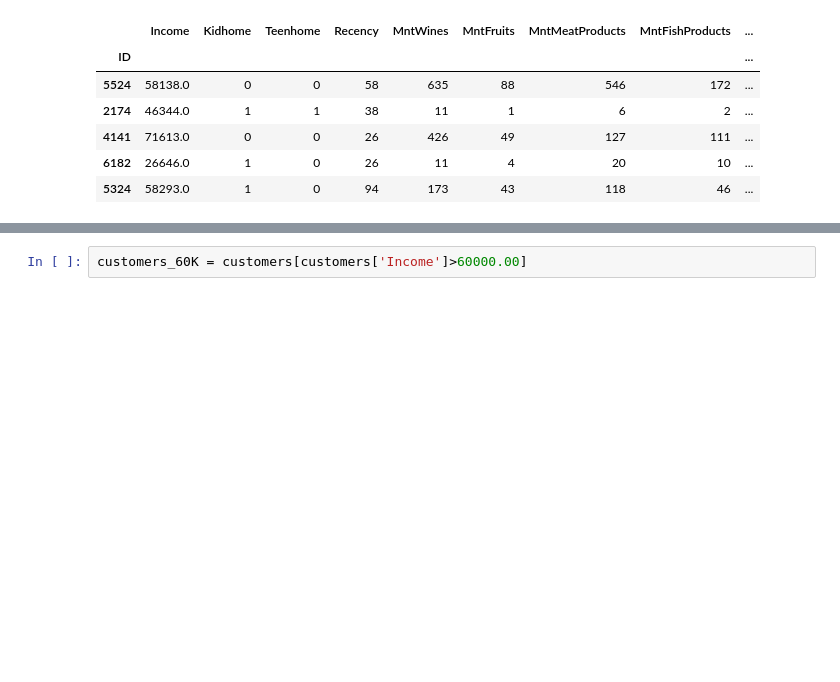
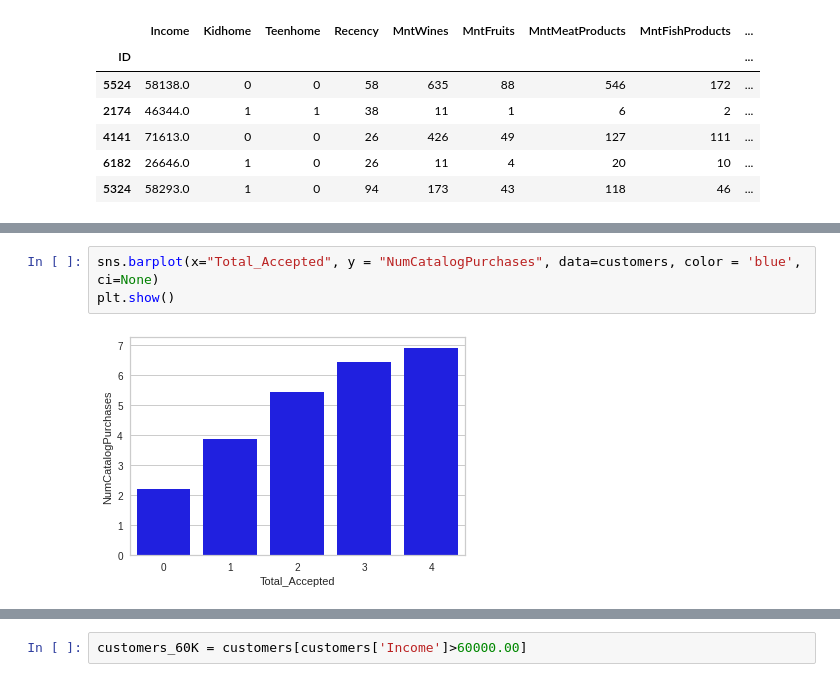
Before and after one commit to Pedro4010/caseifood, a Jupyter notebook: clusterizacao_ifood.ipynb, the cells around one changed output, grey strips where cells are left out. Saved outputs shown, nothing was run; the diff lists cells and outputs as text; blank space fills up the shorter version.

```diff
--- a/clusterizacao_ifood.ipynb
+++ b/clusterizacao_ifood.ipynb
@@ -100,0 +99,5 @@ customers_4acc.describe().T
+# %%
+sns.barplot(x="Total_Accepted", y = "NumCatalogPurchases", data=customers, color = 'blue', ci=None)
+plt.show()
+# %% [output]
+[figure, added]
```
Also changed, not shown: parts of 59 cells of this notebook.
